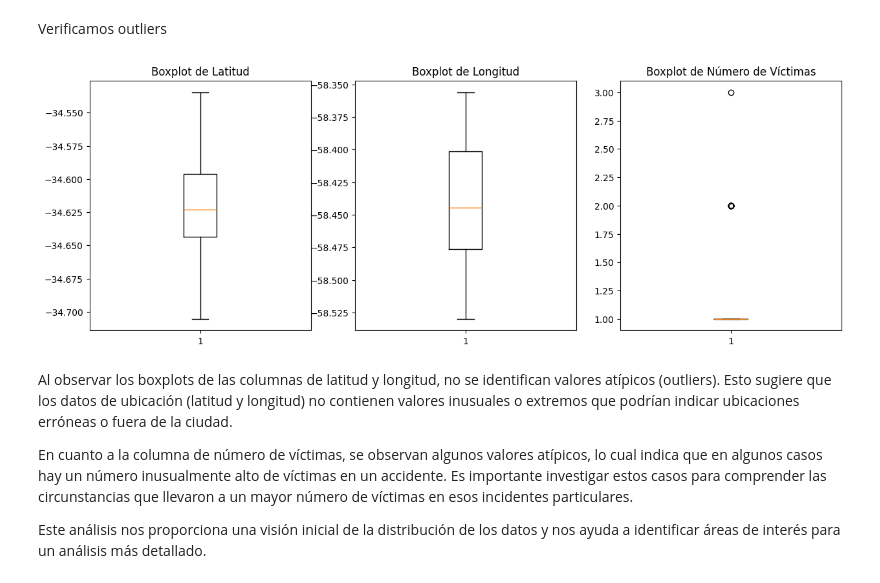
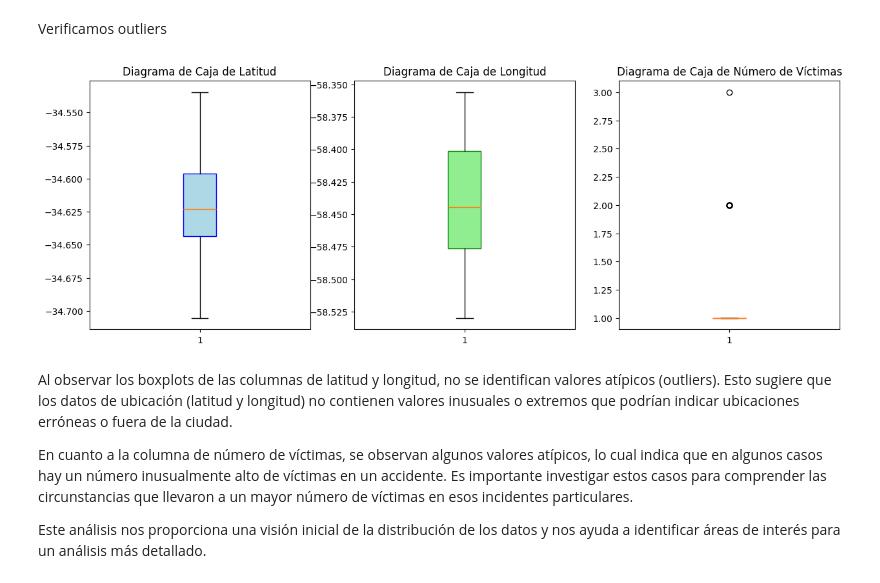
Before and after one commit to williamCastro32/Siniestros_Viales-, a Jupyter notebook: EDA/EDA.ipynb, the cells around one changed output. Saved outputs shown, nothing was run; the diff lists cells and outputs as text; code cells hidden in the pictures.

```diff
--- a/EDA/EDA.ipynb
+++ b/EDA/EDA.ipynb
@@ -48,0 +40,9 @@ df_hechos.describe(include='all')
+# %%
+# Cambiar las variables a tipo category
+df_hechos['ID'] = df_hechos['ID'].astype('category')
+df_hechos['FECHA'] = pd.to_datetime(df_hechos['FECHA'])
+df_hechos['HORA'] = pd.to_datetime(df_hechos['HORA'], format='%H:%M:%S').dt.time
+df_hechos['TIPO_DE_CALLE'] = df_hechos['TIPO_DE_CALLE'].astype('category')
+df_hechos['PARTICIPANTES'] = df_hechos['PARTICIPANTES'].astype('category')
+df_hechos['VICTIMA'] = df_hechos['VICTIMA'].astype('category')
+df_hechos['ACUSADO'] = df_hechos['ACUSADO'].astype('category')
@@ -100,22 +106,22 @@ Verificamos outliers
 # %%
 # Graficar boxplots
 fig, axs = plt.subplots(1, 3, figsize=(15, 5))  # Crear una figura con 3 subgráficos en una fila
 
 # Boxplot para la columna de latitud
-axs[0].boxplot(df_hechos['LATITUD'])
-axs[0].set_title('Boxplot de Latitud')
+axs[0].boxplot(df_hechos['LATITUD'], patch_artist=True, boxprops=dict(facecolor='lightblue', color='blue'))
+axs[0].set_title('Diagrama de Caja de Latitud')  # Título del primer subgráfico
 
 # Boxplot para la columna de longitud
-axs[1].boxplot(df_hechos['LONGITUD'])
-axs[1].set_title('Boxplot de Longitud')
+axs[1].boxplot(df_hechos['LONGITUD'], patch_artist=True, boxprops=dict(facecolor='lightgreen', color='green'))
+axs[1].set_title('Diagrama de Caja de Longitud')  # Título del segundo subgráfico
 
 # Boxplot para la columna de número de víctimas
-axs[2].boxplot(df_hechos['N_VICTIMAS'])
-axs[2].set_title('Boxplot de Número de Víctimas')
+axs[2].boxplot(df_hechos['N_VICTIMAS'], patch_artist=True, boxprops=dict(facecolor='lightcoral', color='red'))
+axs[2].set_title('Diagrama de Caja de Número de Víctimas')  # Título del tercer subgráfico
 
 plt.show()
 # %% [output]
-[figure, old version]
+[figure, new version]
 # %% [markdown]
 Al observar los boxplots de las columnas de latitud y longitud, no se identifican valores atípicos (outliers). Esto sugiere que los datos de ubicación (latitud y longitud) no contienen valores inusuales o extremos que podrían indicar ubicaciones erróneas o fuera de la ciudad.
 
```
Also changed, not shown: parts of 59 cells of this notebook, 8 other files.
